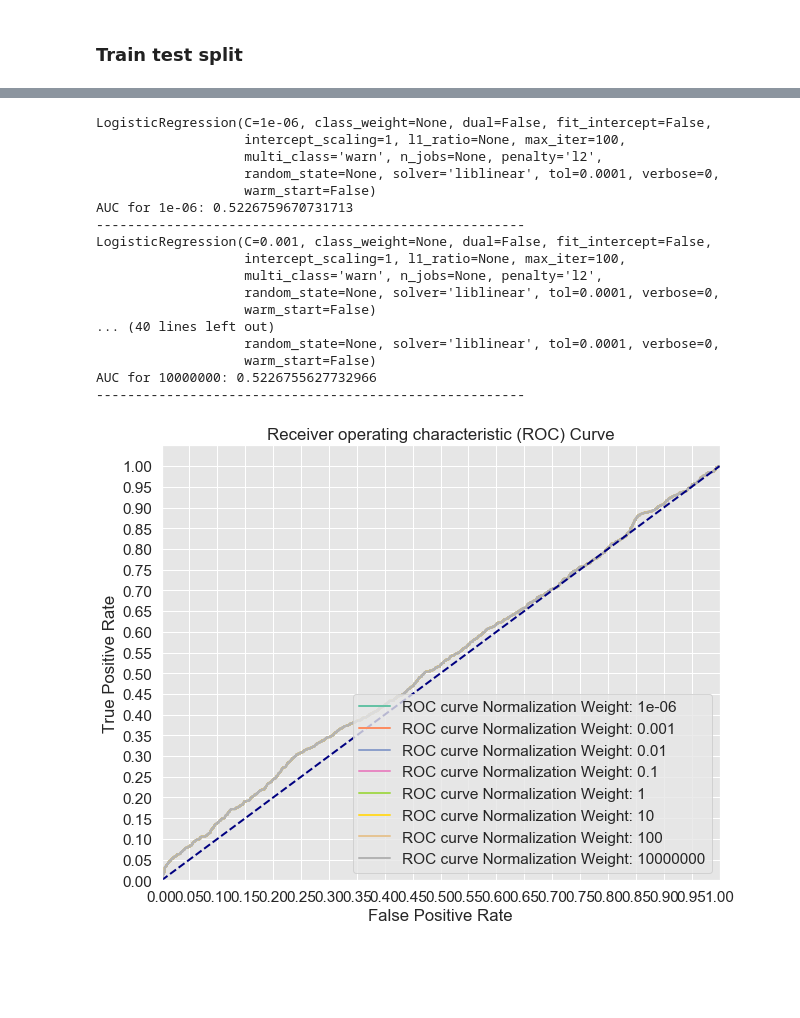
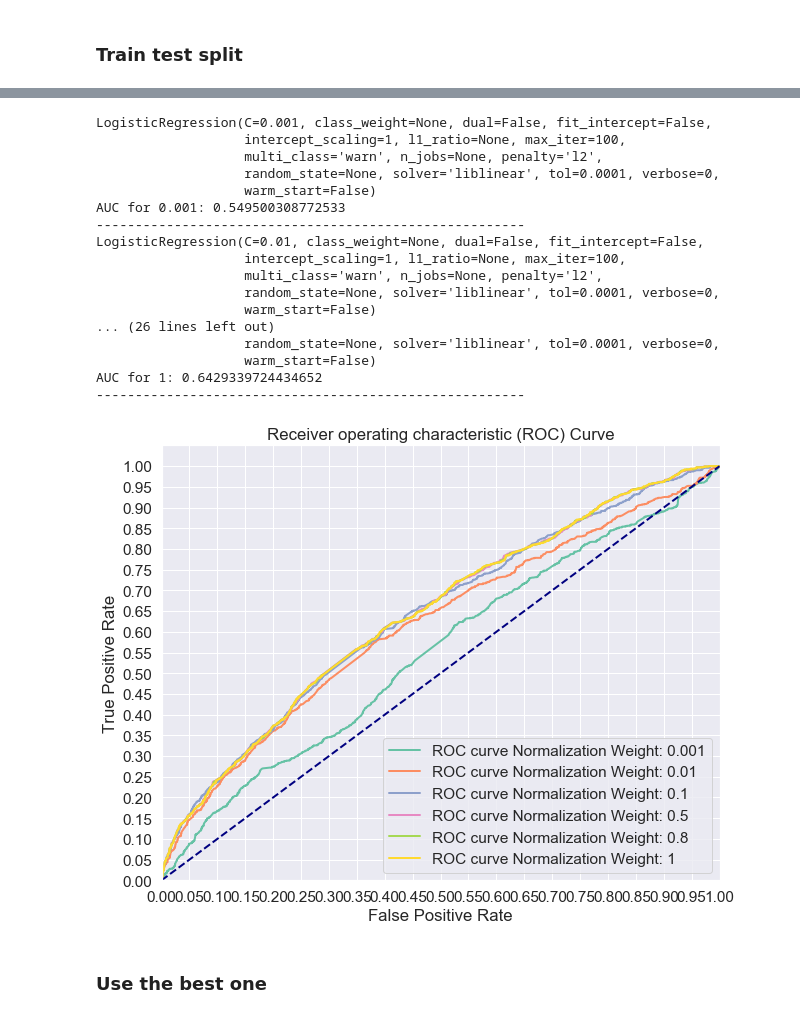
Before and after one commit to sciencelee/chicago-red-light-cameras, a Jupyter notebook: 06-crash-logreg.ipynb, the cells around one changed output, grey strips where cells are left out. Drawn from its saved outputs; the diff is of its cells as text; code cells hidden in the pictures; blank space fills up the shorter version.

```diff
--- a/06-crash-logreg.ipynb
+++ b/06-crash-logreg.ipynb
@@ -537,10 +557,6 @@ drop_cols = ['violation_date', 'day', 'prim_contributory_cause', 'sec_contributo
 categoricals = ['region_id', 'weekday']
 
 X = all_df.drop(columns=drop_cols)
-# %%
-#X.week = X.week.astype(int)
-# Change crash to a boolean value
-y = y.astype(int)
 # %%
 all_df['n_crash'].value_counts()
 #165550 / 5245
@@ -569,10 +585,12 @@ rfe = RFE(logreg)
 rfe = rfe.fit(X, y)  # convert to int before using in logistic so I can do binary
 # %%
 auto_drop = []
+keepers = []
 
 for i in range(len(X.columns)):
     if rfe.support_[i]:
         print('Use: ', rfe.ranking_[i], X.columns[i])
+        keepers.append(X.columns[i])
     else:
         print('Elim:', rfe.ranking_[i], X.columns[i])
         auto_drop.append(X.columns[i])
@@ -620,5 +625,5 @@ import seaborn as sns
 # %%
-# Try logistic regression?
+# Try logistic regression
 # baseline model
 X2 = X.copy()
 y2 = y.copy()
@@ -627,13 +632,11 @@ y2 = y2.apply(lambda x: 1 if x > 0 else 0)
 
 X2_train, X2_test, y2_train, y2_test = train_test_split(X2, y2, test_size=0.20, random_state=42)
 
-
-
 # Initial Model
-logreg = LogisticRegression(fit_intercept=False, solver='liblinear')
+logreg1 = LogisticRegression(fit_intercept=False, solver='liblinear')
 
 # Probability scores for test set
-y_score = logreg.fit(X2_train, y2_train).decision_function(X_test)
+y_score = logreg1.fit(X2_train, y2_train).decision_function(X_test)
 # False positive rate and true positive rate
 fpr, tpr, thresholds = roc_curve(y2_test, y_score)
 
@@ -664,7 +667,7 @@ AUC: 0.5226755627732966
 # %%
 # Now let's compare a few different regularization performances on the dataset:
-C_param_range = [0.000001, 0.001, 0.01, 0.1, 1, 10, 100, 10000000]
-names = [0.000001, 0.001, 0.01, 0.1, 1, 10, 100, 10000000]
+C_param_range = [0.001, 0.01, 0.1, 0.5, 0.8, 1]
+names = [0.001, 0.01, 0.1, 0.5, 0.8 ,1]
 colors = sns.color_palette('Set2')
 
 plt.figure(figsize=(10, 8))
@@ -681,41 +684,43 @@ for n, c in enumerate(C_param_range):
     y_score = logreg.fit(X2_train, y2_train).decision_function(X2_test)
 
     fpr, tpr, thresholds = roc_curve(y2_test, y_score)
 
     print('AUC for {}: {}'.format(names[n], auc(fpr, tpr)))
     print('-------------------------------------------------------')
     lw = 2
     plt.plot(fpr, tpr, color=colors[n],
              lw=lw, label='ROC curve Normalization Weight: {}'.format(names[n]))
 
 plt.plot([0, 1], [0, 1], color='navy', lw=lw, linestyle='--')
 plt.xlim([0.0, 1.0])
 plt.ylim([0.0, 1.05])
 
 plt.yticks([i/20.0 for i in range(21)])
 plt.xticks([i/20.0 for i in range(21)])
 plt.xlabel('False Positive Rate')
 plt.ylabel('True Positive Rate')
 plt.title('Receiver operating characteristic (ROC) Curve')
 plt.legend(loc='lower right')
 plt.show()
 # %% [output]
-LogisticRegression(C=1e-06, class_weight=None, dual=False, fit_intercept=False,
-                   intercept_scaling=1, l1_ratio=None, max_iter=100,
-                   multi_class='warn', n_jobs=None, penalty='l2',
-                   random_state=None, solver='liblinear', tol=0.0001, verbose=0,
-                   warm_start=False)
-AUC for 1e-06: 0.5226759670731713
--------------------------------------------------------
 LogisticRegression(C=0.001, class_weight=None, dual=False, fit_intercept=False,
                    intercept_scaling=1, l1_ratio=None, max_iter=100,
                    multi_class='warn', n_jobs=None, penalty='l2',
                    random_state=None, solver='liblinear', tol=0.0001, verbose=0,
                    warm_start=False)
-... (40 lines left out)
+AUC for 0.001: 0.549500308772533
+-------------------------------------------------------
+LogisticRegression(C=0.01, class_weight=None, dual=False, fit_intercept=False,
+                   intercept_scaling=1, l1_ratio=None, max_iter=100,
+                   multi_class='warn', n_jobs=None, penalty='l2',
                    random_state=None, solver='liblinear', tol=0.0001, verbose=0,
                    warm_start=False)
-AUC for 10000000: 0.5226755627732966
+... (26 lines left out)
+                   random_state=None, solver='liblinear', tol=0.0001, verbose=0,
+                   warm_start=False)
+AUC for 1: 0.6429339724434652
 -------------------------------------------------------
-[figure, old version]
+[figure, new version]
+# %% [markdown]
+### Use the best one
 # %%
```
Also changed, not shown: parts of 35 cells of this notebook, 1 other file.
